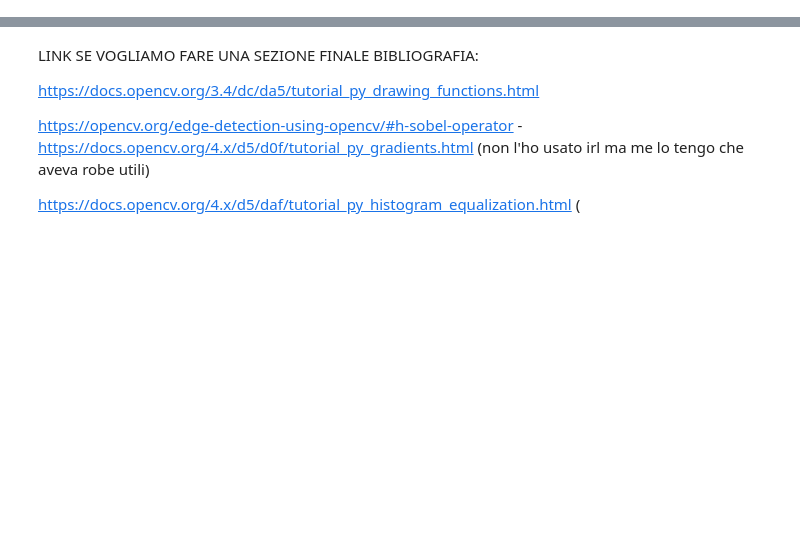
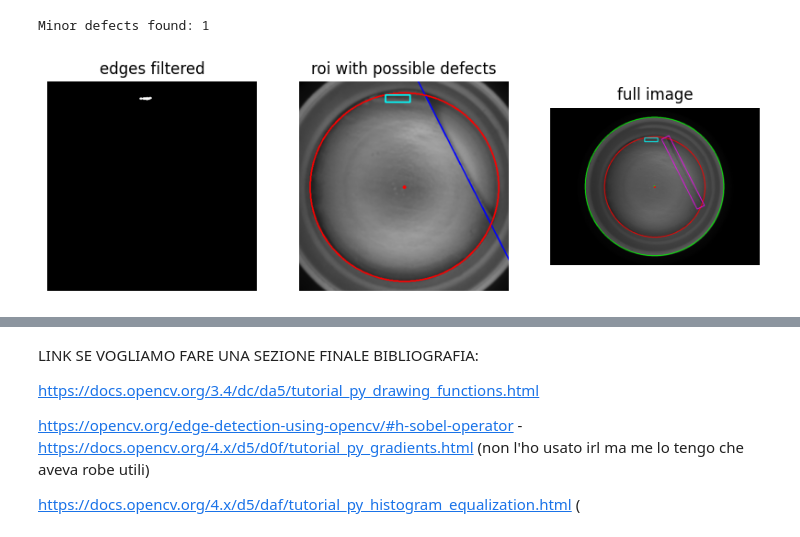
Before and after one commit to LucreziaPonti/PROJECT_cv, a Jupyter notebook: bozza_prova_altri_Test_lucry.ipynb, the cells around one changed output, grey strips where cells are left out. Drawn from its saved outputs; the diff is of its cells as text; code cells hidden in the pictures; blank space fills up the shorter version.

```diff
--- a/bozza_prova_altri_Test_lucry.ipynb
+++ b/bozza_prova_altri_Test_lucry.ipynb
@@ -422,0 +417,79 @@ plt.show()
+# %%
+################### LUCREZIATA: IDENTIFY MINOR DEFECTS/IMPERFECTIONS
+
+# 1) Create circular mask from circles_in to keep only inside liner contour (roi coords)
+h_roi, w_roi = img_roi.shape[:2]
+circle_mask = np.zeros((h_roi, w_roi), dtype=np.uint8)
+if circles_in is not None and len(circles_in) > 0:
+    for c in circles_in[0, :]:
+        cx, cy, cr = int(round(c[0])), int(round(c[1])), int(round(c[2]*0.95)) #reduce the radius a little bit
+        cv2.circle(circle_mask, (cx, cy), cr, 255, thickness=-1)
+else:
+    circle_mask[:] = 255  # no inner circle found -> keep whole roi
+
+# 2) Canny edges (as used before)
+edges_small = cv2.Canny(img_roi, 30, 80, apertureSize=3)
+
+# 3) Exclude the rectangle/filled polygon found before:
+#    liner_layer is full-image; crop it to roi coordinates (x_min,y_min defined earlier)
+liner_crop = liner_layer[y_min:y_max, x_min:x_max]  # shape should match img_roi
+# if liner_crop is colored, consider non-zero pixels as mask
+if liner_crop.shape[:2] == (h_roi, w_roi):
+    rect_mask = np.any(liner_crop != 0, axis=2)  # True where rectangle/poly exists
+    edges_small[rect_mask] = 0                   # remove those edges
+# else: if shapes mismatch, skip removing rect
+
+# 4) Also remove everything outside the circle (keep only inside liner)
+edges_small[circle_mask == 0] = 0
+
+# 5) Find connected components on remaining edges (8-connectivity)
+
+# perform opening/dilation so that the edges are not as thin
+# opening removes small noise, dilation thickens the remaining edges
+
+kernel_dilate = cv2.getStructuringElement(cv2.MORPH_ELLIPSE, (5, 5))
+edges_small = cv2.dilate(edges_small, kernel_dilate, iterations=1)
+
+#kernel_open = cv2.getStructuringElement(cv2.MORPH_ELLIPSE, (3, 3))
+#edges_small = cv2.morphologyEx(edges_small, cv2.MORPH_OPEN, kernel_open, iterations=1)
+
+n_labels, labels, stats, centroids = cv2.connectedComponentsWithStats(edges_small, connectivity=8)
+
+# 6) Filter small components (tunable thresholds) and draw small circles around them
+min_area = 50   # ignore specks smaller than this
+max_area = 1000 # ignore huge components (not minor)
+detected = 0
+for lab in range(1, n_labels):
+    area = int(stats[lab, cv2.CC_STAT_AREA])
+    if area < min_area or area > max_area:
+        continue
+
+    # bounding box from connectedComponentsWithStats: left, top, width, height
+    left = int(stats[lab, cv2.CC_STAT_LEFT])
+    top = int(stats[lab, cv2.CC_STAT_TOP])
+    w = int(stats[lab, cv2.CC_STAT_WIDTH])
+    h = int(stats[lab, cv2.CC_STAT_HEIGHT])
+
+    ## make the bb bigger (double it)
+    left=int(left-(w/2))
+    top=int(top-(h/2))
+    w=int(w*2)
+    h=int(h*2)
+
+    # draw rectangle on roi visualization and on full image (with offset)
+    cv2.rectangle(img_roi_show, (left, top), (left + w, top + h), (0, 255, 255), 2)
+    cv2.rectangle(img_color, (left + x_min, top + y_min), (left + w + x_min, top + h + y_min), (0, 255, 255), 2)
+
+    detected += 1
+
+print(f"Minor defects found: {detected}")
+
+# 7) Visualize results
+plt.figure(figsize=(10,5))
+plt.subplot(1,3,1); plt.title("edges filtered"); plt.imshow(edges_small, cmap='gray'); plt.axis('off')
+plt.subplot(1,3,2); plt.title("roi with possible defects"); plt.imshow(img_roi_show); plt.axis('off')
+plt.subplot(1,3,3); plt.title("full image"); plt.imshow(img_color); plt.axis('off')
+plt.show()
+# %% [output]
+Minor defects found: 1
+[figure, added]
```
Also changed, not shown: parts of 5 cells of this notebook, 2 other files.
